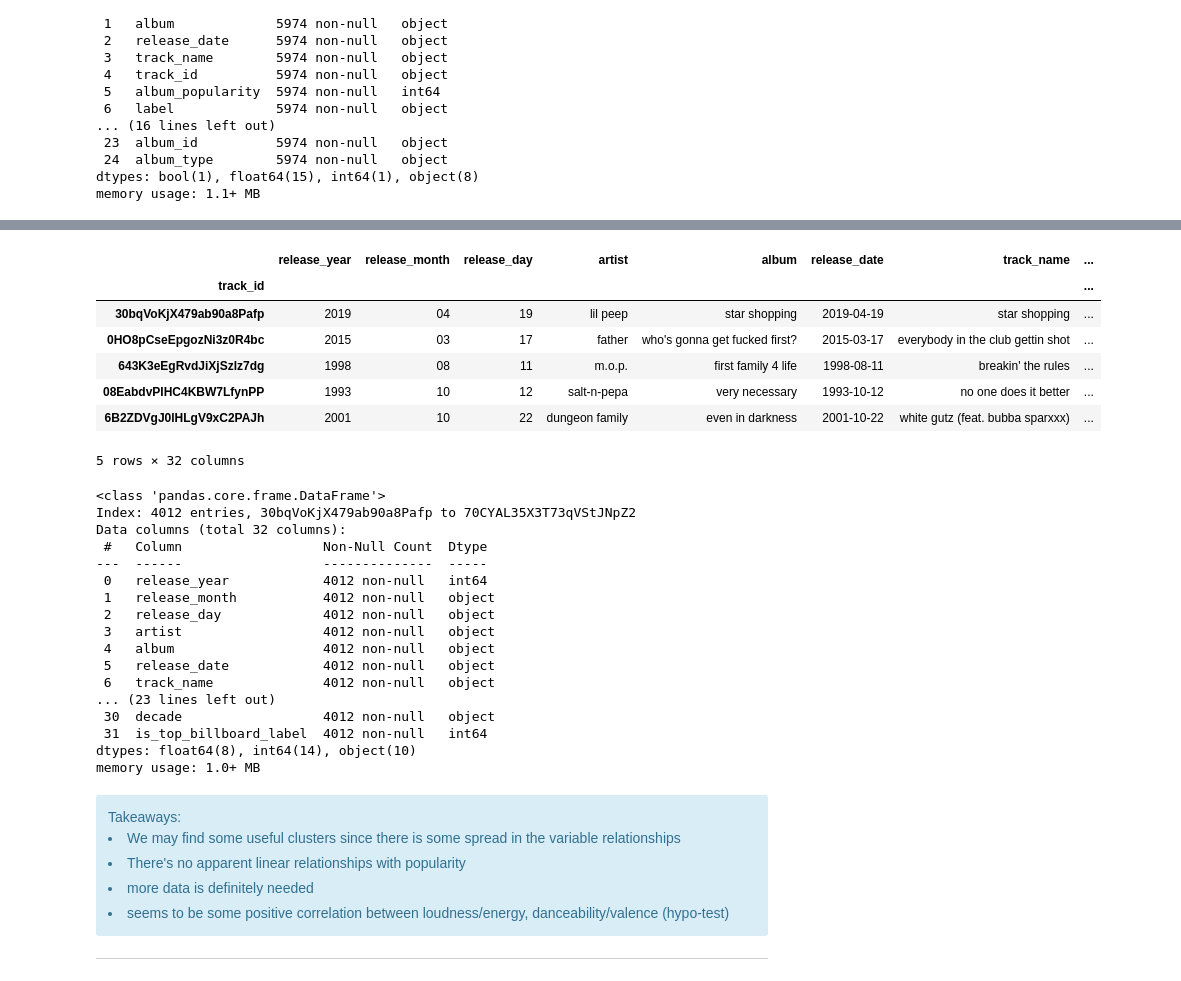
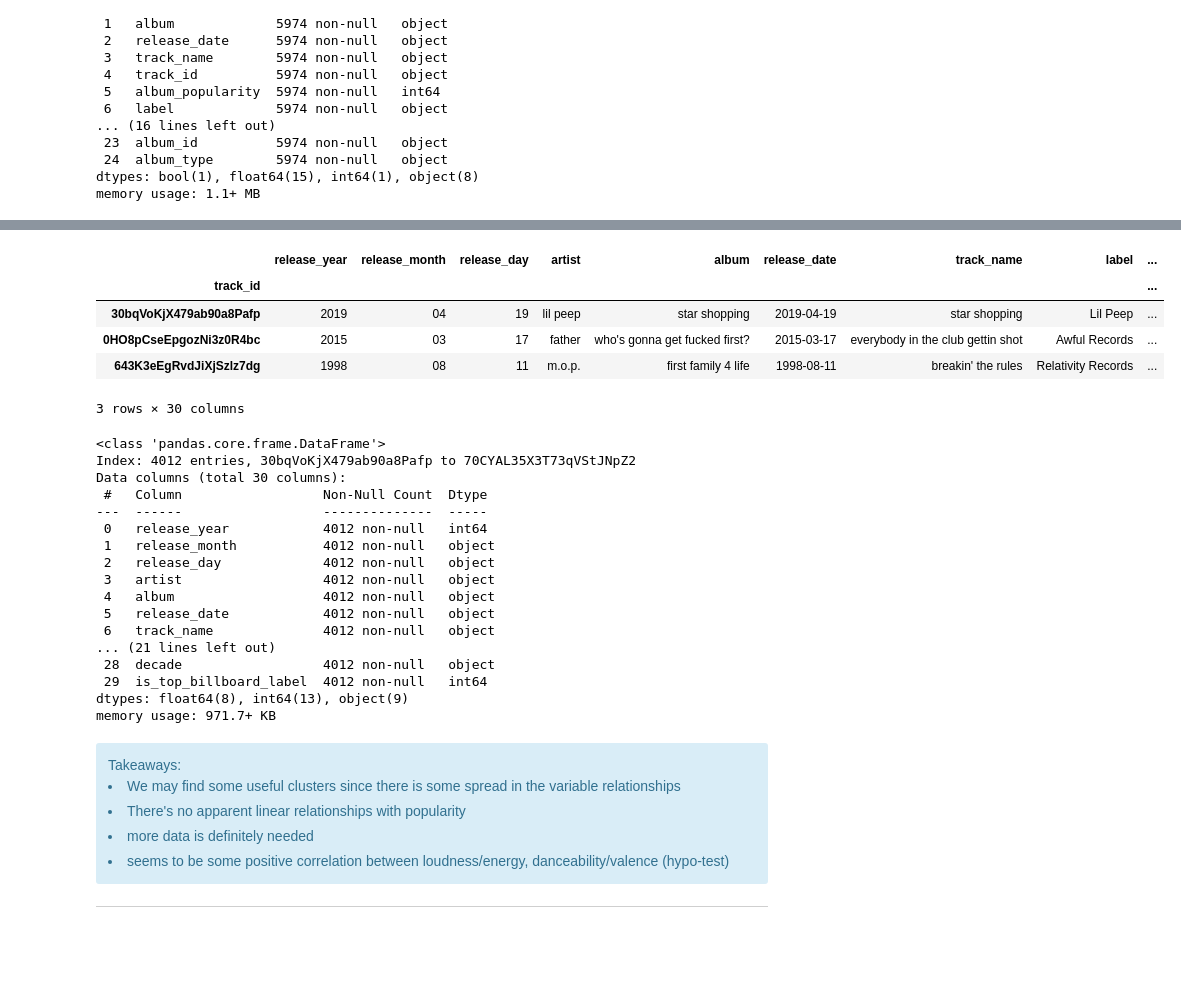
Before and after one commit to SpotiScryers/SpotiScry, a Jupyter notebook: brandon_explore.ipynb, the cells around one changed output, grey strips where cells are left out. Cells and saved outputs as stored; diff of their text form; code cells hidden in the pictures; blank space fills up the shorter version.

```diff
--- a/brandon_explore.ipynb
+++ b/brandon_explore.ipynb
@@ -69,17 +49,5 @@ memory usage: 1.4+ MB
-# %%
-df = df.dropna()
-# %%
-# change explicit column to int
-df['explicit'] = df.explicit.astype('int')
-df['is_featured_artist'] = df.is_featured_artist.astype('int')
-df['disc_number'] = df.disc_number.astype('int')
-df['mode'] = df['mode'].astype('int')
-df['key'] = df.key.astype('int')
-df['duration_seconds'] = df.duration_seconds.astype('int')
-df['duration_minutes'] = df.duration_minutes.astype('int')
-df['duration_ms'] = df.duration_ms.astype('int')
-df['popularity'] = df.popularity.astype('int')
-df['time_signature'] = df.time_signature.astype('int')
+# %%
+df = df.drop(columns=['album_popularity', 'album_id'])
 # %%
 df.info()
 # %% [output]
@@ -143,20 +104,18 @@ Percent train: 70.0        | Percent validate: 15.0       | Percent test: 15.0
 # %%
-train.head()
+train.head(3)
 # %% [output]
-|  | release_year | release_month | release_day | artist | album | release_date | track_name | ... |
-| track_id |  |  |  |  |  |  |  | ... |
-| 30bqVoKjX479ab90a8Pafp | 2019 | 04 | 19 | lil peep | star shopping | 2019-04-19 | star shopping | ... |
-| 0HO8pCseEpgozNi3z0R4bc | 2015 | 03 | 17 | father | who's gonna get fucked first? | 2015-03-17 | everybody in the club gettin shot | ... |
-| 643K3eEgRvdJiXjSzlz7dg | 1998 | 08 | 11 | m.o.p. | first family 4 life | 1998-08-11 | breakin' the rules | ... |
-| 08EabdvPIHC4KBW7LfynPP | 1993 | 10 | 12 | salt-n-pepa | very necessary | 1993-10-12 | no one does it better | ... |
-| 6B2ZDVgJ0lHLgV9xC2PAJh | 2001 | 10 | 22 | dungeon family | even in darkness | 2001-10-22 | white gutz (feat. bubba sparxxx) | ... |
+|  | release_year | release_month | release_day | artist | album | release_date | track_name | label | ... |
+| track_id |  |  |  |  |  |  |  |  | ... |
+| 30bqVoKjX479ab90a8Pafp | 2019 | 04 | 19 | lil peep | star shopping | 2019-04-19 | star shopping | Lil Peep | ... |
+| 0HO8pCseEpgozNi3z0R4bc | 2015 | 03 | 17 | father | who's gonna get fucked first? | 2015-03-17 | everybody in the club gettin shot | Awful Records | ... |
+| 643K3eEgRvdJiXjSzlz7dg | 1998 | 08 | 11 | m.o.p. | first family 4 life | 1998-08-11 | breakin' the rules | Relativity Records | ... |
-5 rows × 32 columns
+3 rows × 30 columns
 # %%
 train.info()
 # %% [output]
 <class 'pandas.core.frame.DataFrame'>
 Index: 4012 entries, 30bqVoKjX479ab90a8Pafp to 70CYAL35X3T73qVStJNpZ2
-Data columns (total 32 columns):
+Data columns (total 30 columns):
  #   Column                  Non-Null Count  Dtype
 ---  ------                  --------------  -----
  0   release_year            4012 non-null   int64
@@ -166,11 +125,11 @@ Data columns (total 32 columns):
  4   album                   4012 non-null   object
  5   release_date            4012 non-null   object
  6   track_name              4012 non-null   object
-... (23 lines left out)
- 30  decade                  4012 non-null   object
- 31  is_top_billboard_label  4012 non-null   int64
-dtypes: float64(8), int64(14), object(10)
-memory usage: 1.0+ MB
+... (21 lines left out)
+ 28  decade                  4012 non-null   object
+ 29  is_top_billboard_label  4012 non-null   int64
+dtypes: float64(8), int64(13), object(9)
+memory usage: 971.7+ KB
 # %%
 cat_vars = ['key', 'mode', 'time_signature', 'explicit', 'disc_number',
             'is_featured_artist']
```
Also changed, not shown: parts of 51 cells of this notebook, 2 other files.
